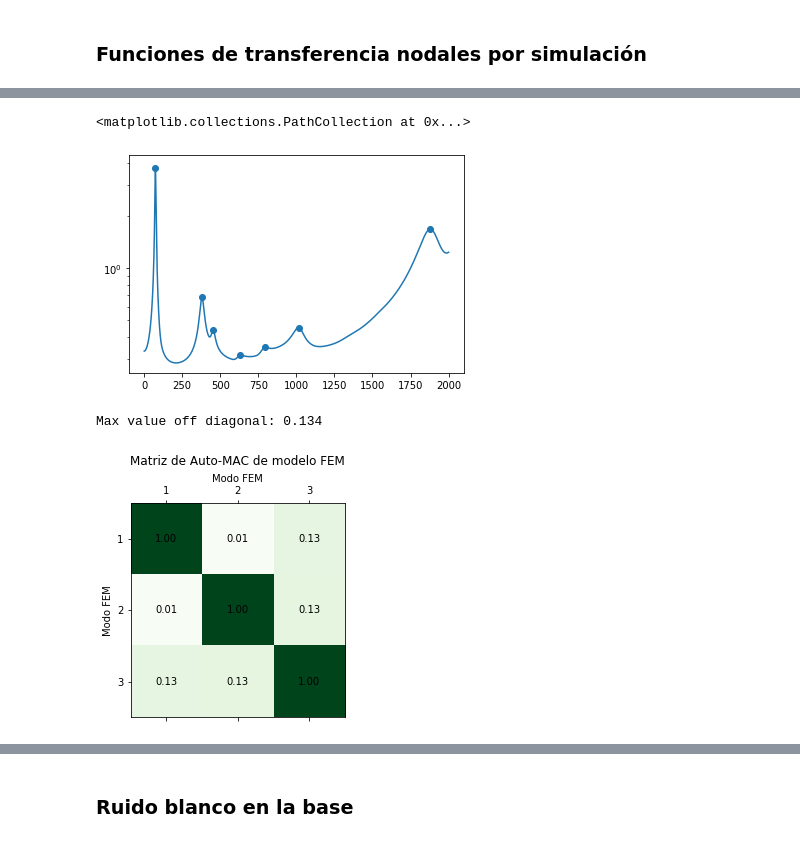
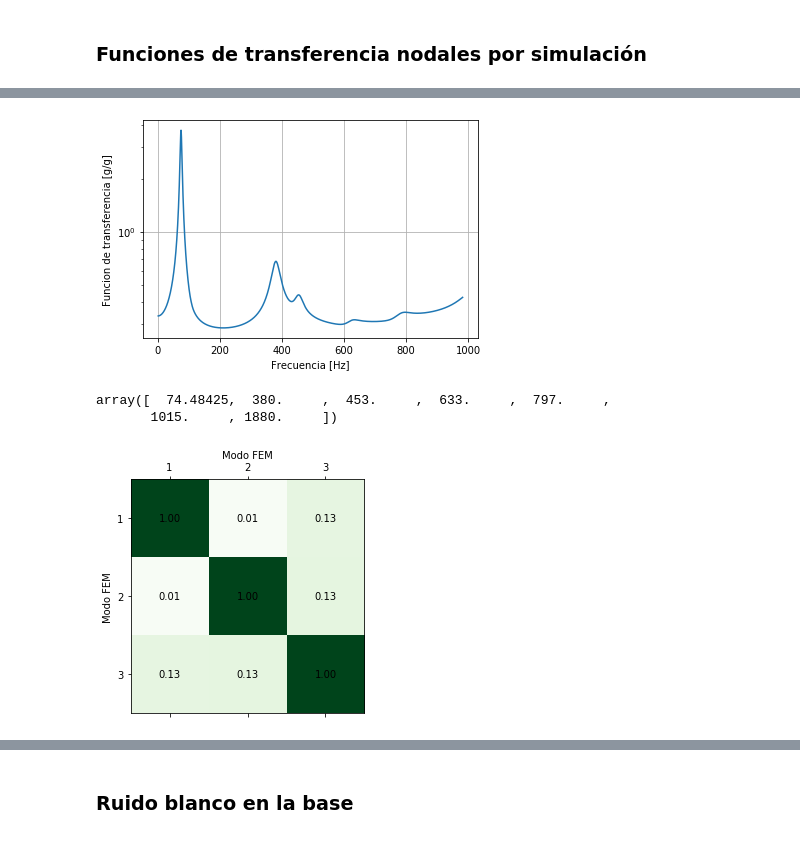
Before and after one commit to rafadodo/atelier, a Jupyter notebook: ema_vs_oma_full.ipynb, the cells around one changed output, grey strips where cells are left out. Drawn from its saved outputs; the diff is of its cells as text; code cells hidden in the pictures.

```diff
--- a/ema_vs_oma_full.ipynb
+++ b/ema_vs_oma_full.ipynb
@@ -56,11 +87,21 @@ colors = plt.rcParams['axes.prop_cycle'].by_key()['color'][:total_dofs]
 # %%
 avg_TF = np.mean(np.abs(TF), axis=1)
 mode_ind_TF = np.array([m for m in signal.argrelmax(np.abs(avg_TF), order=20)]).flatten()
-plt.semilogy(freq, np.abs(avg_TF))
-plt.scatter(freq[mode_ind_TF], np.abs(avg_TF[mode_ind_TF]))
+plt.semilogy(freq[:1600], np.abs(avg_TF[:1600]))
+# plt.scatter(freq[mode_ind_TF], np.abs(avg_TF[mode_ind_TF]))
+# plt.title('Respuesta en frecuencia promedio')
+plt.xlabel('Frecuencia [Hz]')
+plt.ylabel('Funcion de transferencia [g/g]')
+plt.grid()
+plt.savefig('TF_nodo_avg.pdf', bbox_inches='tight')
+plt.show()
 # %% [output]
-<matplotlib.collections.PathCollection at 0x...>
-[figure, old version]
+[figure, new version]
+# %%
+freq[mode_ind_TF]
+# %% [output]
+array([  74.48425,  380.     ,  453.     ,  633.     ,  797.     ,
+       1015.     , 1880.     ])
 # %%
 freq_analysis_lim = 500
 
@@ -73,11 +114,10 @@ xi_theo = Xi*np.ones(total_modes)
 mode_nums = np.arange(total_modes)+1
 # %%
 MAC_theo = mac.get_MAC_matrix(modes_theo, modes_theo)
-mac.plot_MAC(MAC_theo, 'Greens', 'k', title_str='Matriz de Auto-MAC de modelo FEM', labels=['Modo FEM', 'Modo FEM'])
-print('Max value off diagonal: {:.3f}'.format(mac.get_max_off_diagonal(MAC_theo)))
+mac.plot_MAC(MAC_theo, 'Greens', 'k', title_str=None, labels=['Modo FEM', 'Modo FEM'])
+plt.savefig('AutoMAC_theo_base.pdf', bbox_inches='tight')
 # %% [output]
-Max value off diagonal: 0.134
-[figure, old version]
+[figure, new version]
 # %%
 for mode_idx in range(3):
     mode_shape = modes_theo[:, mode_idx]
```
Also changed, not shown: parts of 33 cells of this notebook, 2 other files.
